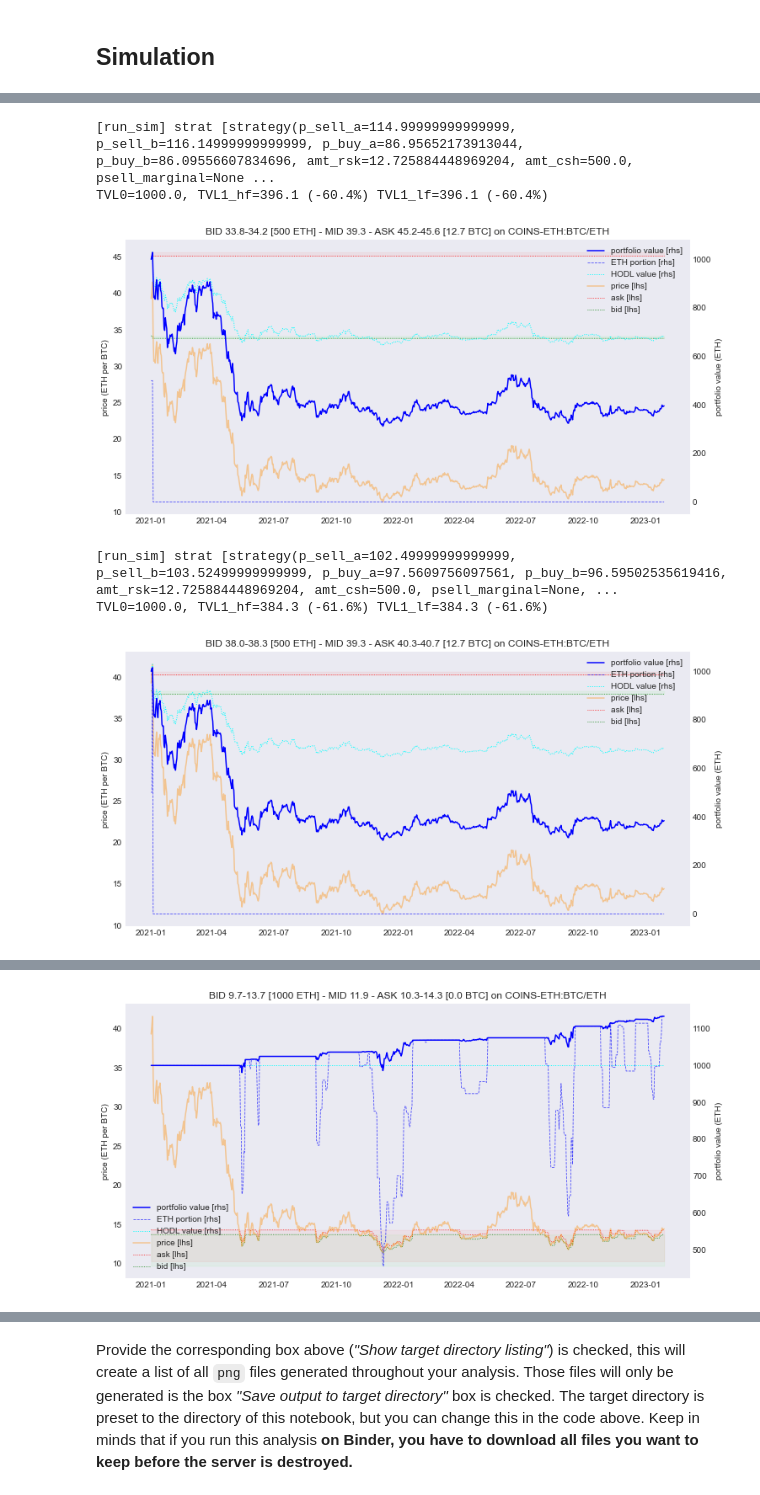
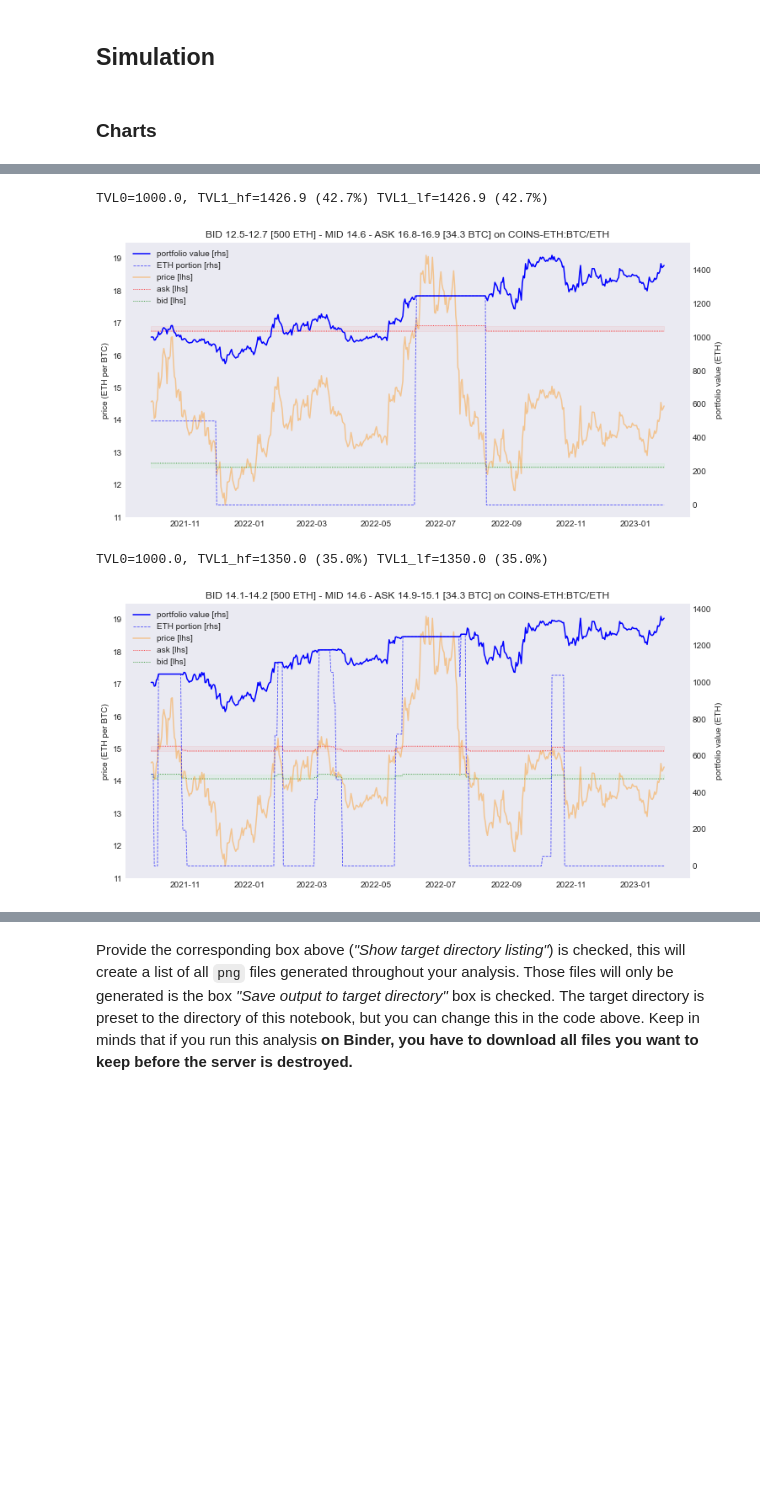
Before and after one commit to bancorprotocol/carbon-simulator-binder, a Jupyter notebook: Frozen/Demo7-4/Demo7-4.ipynb, the cells around one changed output, grey strips where cells are left out. Drawn from its saved outputs; the diff is of its cells as text; code cells hidden in the pictures; blank space fills up the shorter version.

```diff
--- a/Frozen/Demo7-4/Demo7-4.ipynb
+++ b/Frozen/Demo7-4/Demo7-4.ipynb
@@ -71,7 +82,7 @@ Dropdown(index=2, options=(('COINS-BTC', 'COINS-BTC'), ('COINS-CROSS', 'COINS-CR
 cols = tuple(pdcols(j(DATAPATH, f"{datafn_w.value}.pickle")))
 try:
     assert datafn_w.value == old_datafn_w_value
-    datacols_w1()
+    datacols_w()
 except:
     old_datafn_w_value = datafn_w.value
     datacols_w = DropdownManager(cols, defaultval="BTC/ETH" if datafn_w.value=="COINS-ETH" else None)
@@ -104,8 +115,8 @@ strats = {
 try:
     strats_w()
 except:
-    strats_w = CheckboxManager(strats.keys(), values=True)
-    #strats_w = CheckboxManager(strats.keys(), values=[1,0,0,0,0,0])
+    #strats_w = CheckboxManager(strats.keys(), values=True)
+    strats_w = CheckboxManager(strats.keys(), values=[1]*(len(strats)-1)+[0])
     strats_w()
 # %% [output]
 VBox(children=(Checkbox(value=True, description='slider'), Checkbox(value=True, description='wide1'), Checkbox…
@@ -115,7 +153,7 @@ VBox(children=(Checkbox(value=True, description='slider'), Checkbox(value=True,
 try:
     params_w()
 except:
-    params_w = CheckboxManager.from_idvdct(sim_params)
+    params_w = CheckboxManager.from_idvdct(sim_defaults)
     params_w()
 # %% [output]
 VBox(children=(Checkbox(value=True, description='plotPrice'), Checkbox(value=True, description='plotValueCsh')…
@@ -150,14 +188,24 @@ VBox(children=(FloatSlider(value=50.0, continuous_update=False, description='csh
 
 This is the strategy called `slider`. Here `m` is the mid price of the range (adjust `S0`, `SMIN`, `SMAX` to change), `g%` is the gap between the ranges in percent, and `w%` is the width of the ranges in percent. The parameter `u%` is the range utilisation rate, where `u=0%` means the range is full, and `u~100%` means that it is almost empty.
 # %%
-try:
-    strat1_w(vertical=True)
-except:
-    S0, SMIN, SMAX = 100, 50, 200
-    strat1_w = PcSliderManager(["m", "g%", "w%", "u%"],
-                        values=[S0/100, 0.1, 0.25, 0],
-                        range=[(SMIN/100,SMAX/100),(0,0.50),(0,0.50),(0,1)])
-    strat1_w(vertical=True)
+if require_version("2.3.1", raiseonfail=False):
+    try:
+        strat1_w(vertical=True)
+    except:
+        S0, SMIN, SMAX = 100, 50, 200
+        strat1_w = PcSliderManager(["m", "g%", "w%", "ubid%", "uask%"],
+                            values=[S0/100, 0.1, 0.25, 0, 0],
+                            range=[(SMIN/100,SMAX/100),(0,0.50),(0,0.50),(0,1),(0,1)])
+        strat1_w(vertical=True)
+else:
+    try:
+        strat1_w(vertical=True)
+    except:
+        S0, SMIN, SMAX = 100, 50, 200
+        strat1_w = PcSliderManager(["m", "g%", "w%", "u%"],
+                            values=[S0/100, 0.1, 0.25, 0],
+                            range=[(SMIN/100,SMAX/100),(0,0.50),(0,0.50),(0,1)])
+        strat1_w(vertical=True)
 # %% [output]
 VBox(children=(FloatSlider(value=100.0, continuous_update=False, description='m', max=200.0, min=50.0, readout…
 # %% [markdown]
@@ -167,19 +215,25 @@ if output_w.values[3]:
     !rm {OUTPATH}/*.png
     !rm {OUTPATH}/*.data
     !rm {OUTPATH}/_CHARTS.*
+# %% [markdown]
+### Charts
 # %%
+_ = plt_style(*plt_styles[1]) if params_w.values_dct["plotDark"] else plt_style(*plt_styles[0])
 DATAID, DATAFN = datafn_w.value, j(DATAPATH, f"{datafn_w.value}.pickle")
 STARTPC, LENPC, SV, COLNM = segment_w.values[0], segment_w.values[1], strat1_w.values, datacols_w.value
 path0, pair = pdread(DATAFN, COLNM, from_pc=STARTPC, period_pc=LENPC, min_dt=PATH_MIN_DATE, invert=pathops_w.values[0], tkns=True)
 path = PI.interpolate(path0, PIPERIOD, sigfctr=PIFACTOR, enable=pathops_w.values[1])
-strats["slider"] = [strategy.from_mgw(m=100*SV[0], g=SV[1], w=SV[2], u=SV[3])]
+try:
+    strats["slider"] = [strategy.from_mgw(m=100*SV[0], g=SV[1], w=SV[2], u=(SV[4], SV[3]))]
+except:
+    strats["slider"] = [strategy.from_mgw(m=100*SV[0], g=SV[1], w=SV[2], u=SV[3])]
 for ix, stratid in enumerate(strats_w.checked):
     strat = [s.set_tvl(spot=path0[0], cashpc=stratall_w.values[0], tvl=TVL) for s in strats[stratid]]
     simresults  = run_sim(strat, path, shift=stratall_w.values[1])
     simresults0 = run_sim(strat, path0, shift=stratall_w.values[1]) if not path is path0 else simresults
     v0, v1, v1a = simresults.value_r[0], simresults.value_r[-1], simresults0.value_r[-1]
     print(f"TVL0={v0:.1f}, TVL1_hf={v1:.1f} ({v1/v0*100-100:.1f}%) TVL1_lf={v1a:.1f} ({v1a/v0*100-100:.1f}%)")
-    plot_sim(simresults, simresults0, f"{DATAID}:{COLNM}", Params(**params_w.values_dct), pair=pair)
+    plot_sim(simresults, simresults0, f"{DATAID}:{COLNM}", Params(**params_w.values_dct), pair=pair, colors=colors)
     if isinstance(OUTPATH, str):
         plt.savefig(j(OUTPATH, fname(DATAID, COLNM)))
         fsave(pickle.dumps((simresults, simresults0)), f"{fname(DATAID, COLNM)}.data", OUTPATH, binary=True)
@@ -200,6 +250,4 @@ TVL0=1000.0, TVL1_hf=395.8 (-60.4%) TVL1_lf=395.8 (-60.4%)
-[run_sim] strat [strategy(p_sell_a=114.99999999999999, p_sell_b=116.14999999999999, p_buy_a=86.95652173913044, p_buy_b=86.09556607834696, amt_rsk=12.725884448969204, amt_csh=500.0, psell_marginal=None ...
-TVL0=1000.0, TVL1_hf=396.1 (-60.4%) TVL1_lf=396.1 (-60.4%)
+TVL0=1000.0, TVL1_hf=1426.9 (42.7%) TVL1_lf=1426.9 (42.7%)
-[figure, old version]
+[figure, new version]
-[run_sim] strat [strategy(p_sell_a=102.49999999999999, p_sell_b=103.52499999999999, p_buy_a=97.5609756097561, p_buy_b=96.59502535619416, amt_rsk=12.725884448969204, amt_csh=500.0, psell_marginal=None, ...
-TVL0=1000.0, TVL1_hf=384.3 (-61.6%) TVL1_lf=384.3 (-61.6%)
+TVL0=1000.0, TVL1_hf=1350.0 (35.0%) TVL1_lf=1350.0 (35.0%)
-[figure, old version]
+[figure, new version]
@@ -212 +253,0 @@ TVL0=1000.0, TVL1_hf=1133.2 (13.3%) TVL1_lf=1133.2 (13.3%)
-[figure, removed]
```
Also changed, not shown: parts of 16 cells of this notebook.
